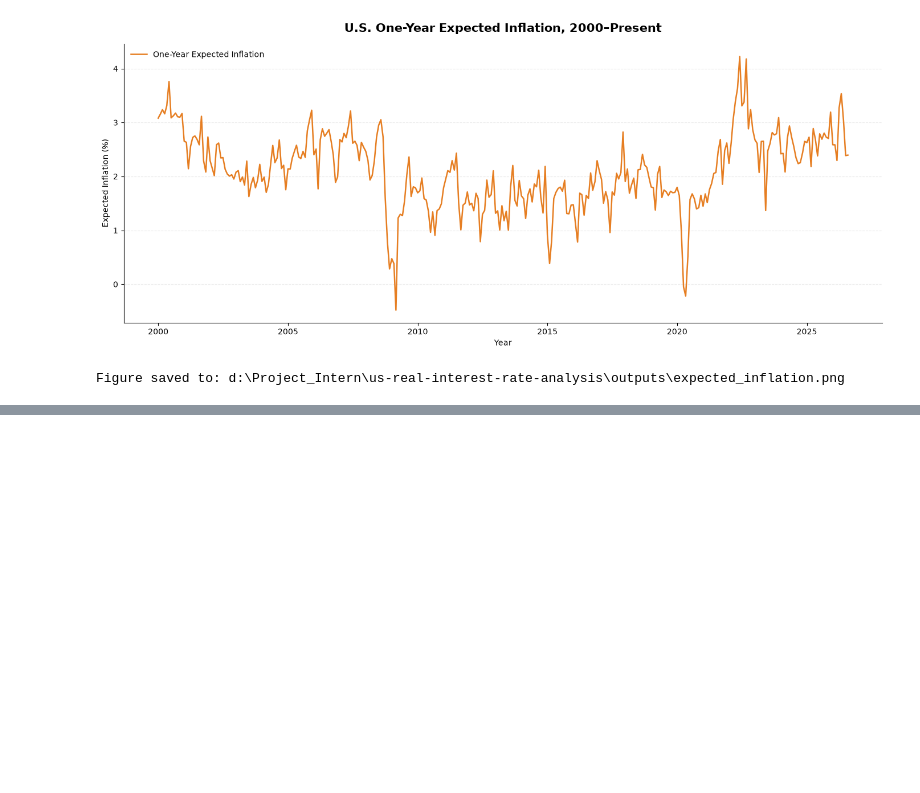
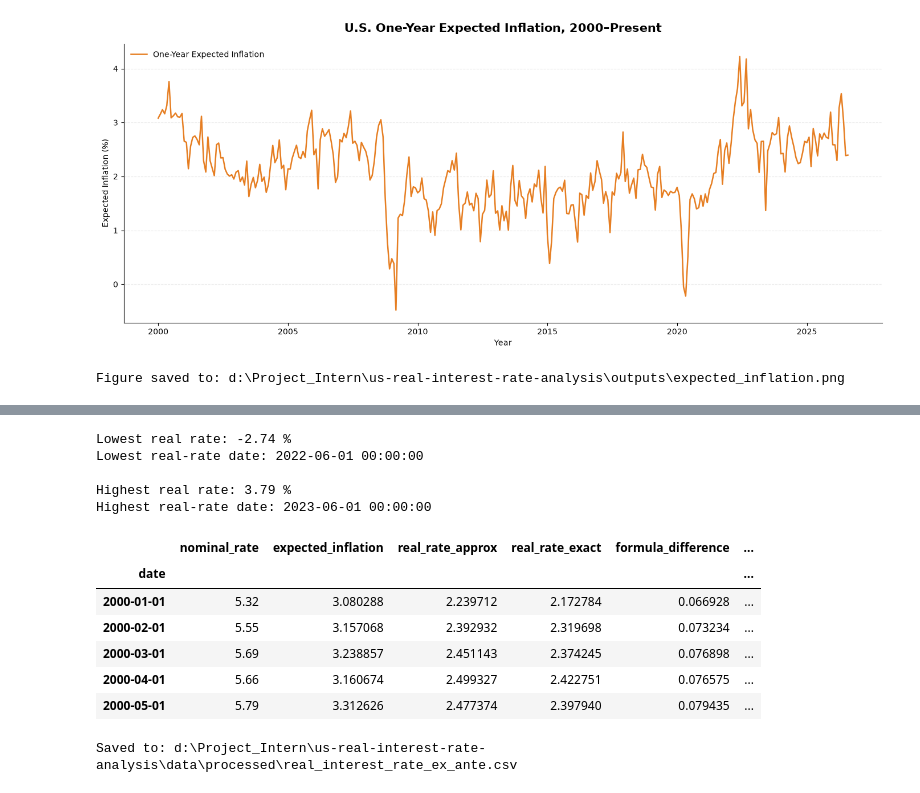
Before and after one commit to vien-nguyenthimy/interest-rate-analysis, a Jupyter notebook: fed_real_interest_rate.ipynb, the cells around one changed output, grey strips where cells are left out. Saved outputs shown, nothing was run; the diff lists cells and outputs as text; code cells hidden in the pictures; blank space fills up the shorter version.

```diff
--- a/fed_real_interest_rate.ipynb
+++ b/fed_real_interest_rate.ipynb
@@ -486,0 +692,53 @@ Figure saved to: d:\Project_Intern\us-real-interest-rate-analysis\outputs\expect
+# %%
+# Tìm mức lãi suất thực thấp nhất và cao nhất cùng với ngày tương ứng
+real_min_date = (analysis_df["real_rate_approx"].idxmin())
+
+real_max_date = (analysis_df["real_rate_approx"].idxmax())
+
+print("Lowest real rate:", round(analysis_df.loc[real_min_date, "real_rate_approx"], 2), "%")
+print("Lowest real-rate date:", real_min_date)
+
+print("\nHighest real rate:", round(analysis_df.loc[real_max_date,"real_rate_approx"], 2), "%")
+print("Highest real-rate date:", real_max_date)
+# %% [output]
+Lowest real rate: -2.74 %
+Lowest real-rate date: 2022-06-01 00:00:00
+
+Highest real rate: 3.79 %
+Highest real-rate date: 2023-06-01 00:00:00
+# %%
+analysis_df = analysis_df[
+    [
+        "nominal_rate",
+        "expected_inflation",
+        "real_rate_approx",
+        "real_rate_exact",
+        "formula_difference",
+        "negative_real_rate"
+    ]
+]
+
+analysis_df.head()
+# %% [output]
+|  | nominal_rate | expected_inflation | real_rate_approx | real_rate_exact | formula_difference | ... |
+| date |  |  |  |  |  | ... |
+| 2000-01-01 | 5.32 | 3.080288 | 2.239712 | 2.172784 | 0.066928 | ... |
+| 2000-02-01 | 5.55 | 3.157068 | 2.392932 | 2.319698 | 0.073234 | ... |
+| 2000-03-01 | 5.69 | 3.238857 | 2.451143 | 2.374245 | 0.076898 | ... |
+| 2000-04-01 | 5.66 | 3.160674 | 2.499327 | 2.422751 | 0.076575 | ... |
+| 2000-05-01 | 5.79 | 3.312626 | 2.477374 | 2.397940 | 0.079435 | ... |
+# %%
+processed_data_directory = (project_root / "data" / "processed")
+
+processed_data_directory.mkdir(parents=True, exist_ok=True)
+
+processed_file = (
+    processed_data_directory
+    / "real_interest_rate_ex_ante.csv"
+)
+
+analysis_df.to_csv(processed_file)
+
+print(f"Saved to: {processed_file}")
+# %% [output]
+Saved to: d:\Project_Intern\us-real-interest-rate-analysis\data\processed\real_interest_rate_ex_ante.csv
```
Also changed, not shown: parts of 16 cells of this notebook, 1 other file.
